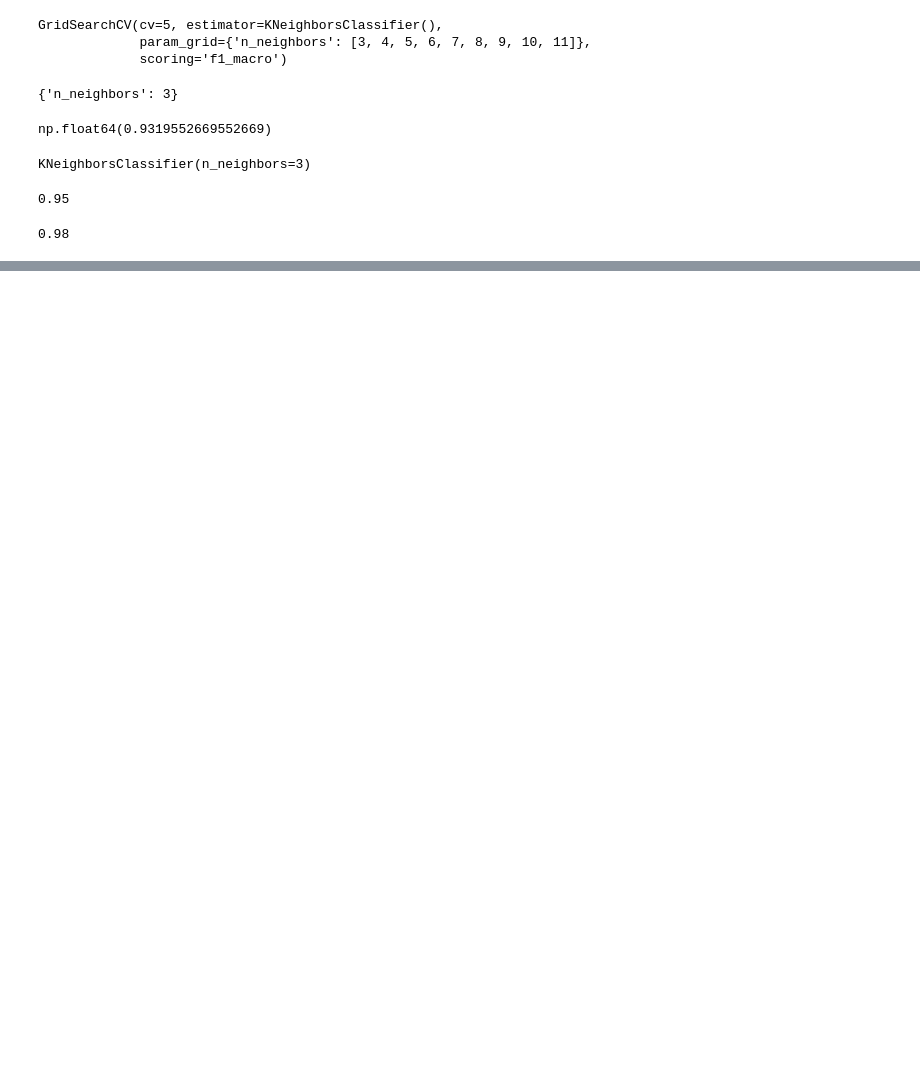
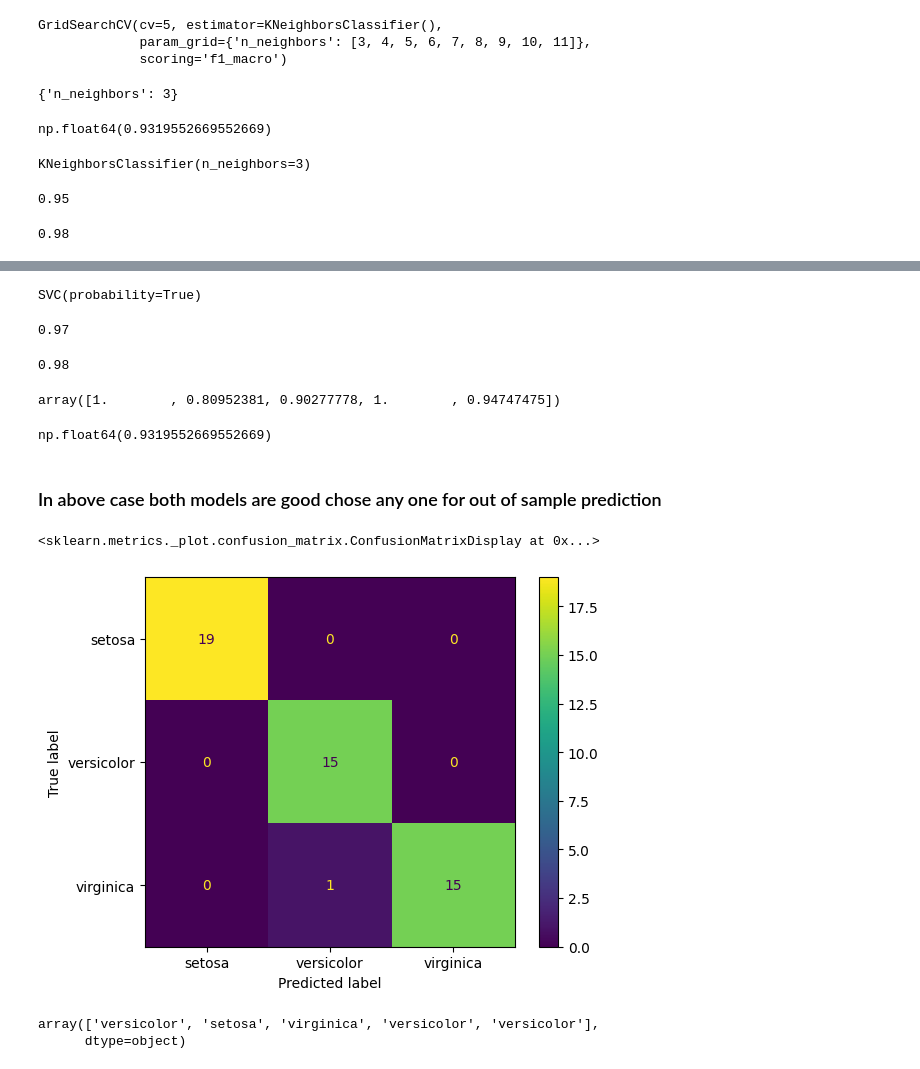
Before and after one commit to utkarshg1/ML_Wakad_6_8pm_30th_Apr, a Jupyter notebook: KNN and SVM/KNN.ipynb, the cells around one changed output, grey strips where cells are left out. Cells and saved outputs as stored; diff of their text form; code cells hidden in the pictures; blank space fills up the shorter version.

```diff
--- a/KNN and SVM/KNN.ipynb
+++ b/KNN and SVM/KNN.ipynb
@@ -208,0 +213,32 @@ best_knn.score(xtest, ytest)
+# %%
+from sklearn.svm import SVC
+model2 = SVC(probability=True)
+model2.fit(xtrain, ytrain)
+# %% [output]
+SVC(probability=True)
+# %%
+model2.score(xtrain, ytrain)
+# %% [output]
+0.97
+# %%
+model2.score(xtest, ytest)
+# %% [output]
+0.98
+# %%
+from sklearn.model_selection import cross_val_score
+scores = cross_val_score(model2, xtrain, ytrain, cv=5, scoring='f1_macro')
+scores
+# %% [output]
+array([1.        , 0.80952381, 0.90277778, 1.        , 0.94747475])
+# %%
+scores.mean()
+# %% [output]
+np.float64(0.9319552669552669)
+# %% [markdown]
+### In above case both models are good chose any one for out of sample prediction
+# %%
+from sklearn.metrics import ConfusionMatrixDisplay
+ConfusionMatrixDisplay.from_estimator(model2, xtest, ytest)
+# %% [output]
+<sklearn.metrics._plot.confusion_matrix.ConfusionMatrixDisplay at 0x...>
+[figure, added]
@@ -208,0 +248,5 @@ best_knn.score(xtest, ytest)
+# %%
+ypred_test[0:5]
+# %% [output]
+array(['versicolor', 'setosa', 'virginica', 'versicolor', 'versicolor'],
+      dtype=object)
```
Also changed, not shown: parts of 16 cells of this notebook.
